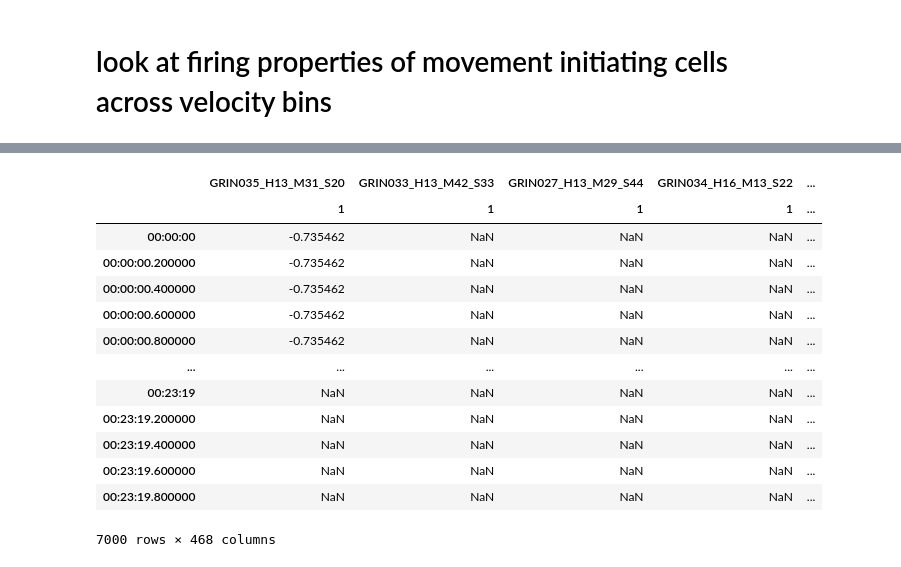
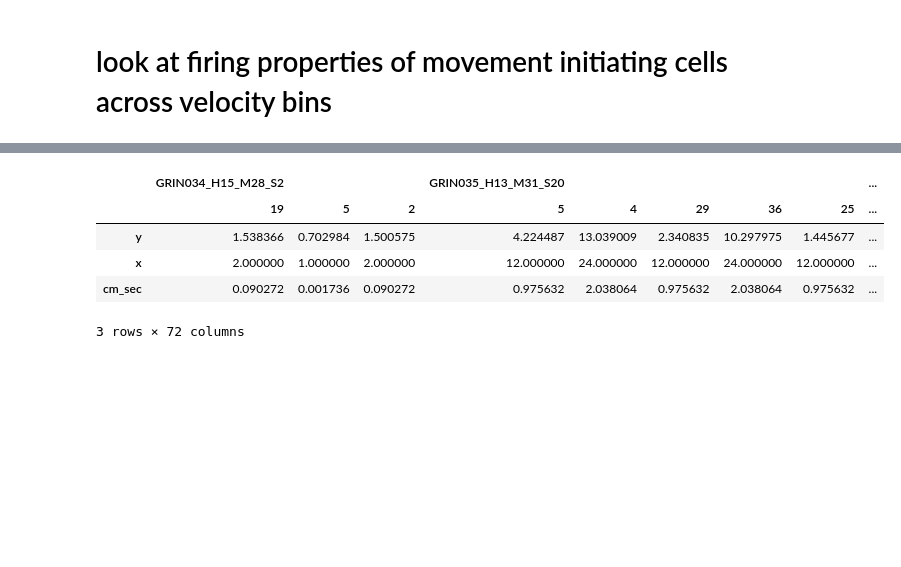
Before and after one commit to marburyvthesea/post_cnmfe_analysis, a Jupyter notebook: openfield_analysis/triggered_averaging/sort_cells_by_type.ipynb, the cells around one changed output, grey strips where cells are left out. Drawn from its saved outputs; the diff is of its cells as text; code cells hidden in the pictures; blank space fills up the shorter version.

```diff
--- a/openfield_analysis/triggered_averaging/sort_cells_by_type.ipynb
+++ b/openfield_analysis/triggered_averaging/sort_cells_by_type.ipynb
@@ -344 +284,4 @@ C_df_active_cells = pd.concat(session_cells)
+# %%
+C_df_active_cells_resampled = pd.concat([C_df_active_cells.loc[session].resample(str(new_sampling_interval)+'S').max()
+                  for session in list(list(session_cells.keys()))], keys=list(session_cells.keys()))
 # %%
@@ -364,17 +288,0 @@ Categories (150, interval[float64]): [(-0.0114, 0.423] < (0.423, 0.801] < (0.801
-# %%
-C_df_active_cells.unstack(level=0).swaplevel(axis=1)
-# %% [output]
-|  | GRIN035_H13_M31_S20 | GRIN033_H13_M42_S33 | GRIN027_H13_M29_S44 | GRIN034_H16_M13_S22 | ... |
-|  | 1 | 1 | 1 | 1 | ... |
-| 00:00:00 | -0.735462 | NaN | NaN | NaN | ... |
-| 00:00:00.200000 | -0.735462 | NaN | NaN | NaN | ... |
-| 00:00:00.400000 | -0.735462 | NaN | NaN | NaN | ... |
-| 00:00:00.600000 | -0.735462 | NaN | NaN | NaN | ... |
-| 00:00:00.800000 | -0.735462 | NaN | NaN | NaN | ... |
-| ... | ... | ... | ... | ... | ... |
-| 00:23:19 | NaN | NaN | NaN | NaN | ... |
-| 00:23:19.200000 | NaN | NaN | NaN | NaN | ... |
-| 00:23:19.400000 | NaN | NaN | NaN | NaN | ... |
-| 00:23:19.600000 | NaN | NaN | NaN | NaN | ... |
-| 00:23:19.800000 | NaN | NaN | NaN | NaN | ... |
-7000 rows × 468 columns
@@ -380,0 +306,16 @@ C_df_active_cells.unstack(level=0).swaplevel(axis=1)
+# %%
+#for resetting index to cm/sec velocity
+binning_range = pd.interval_range(start=-1*0.0868, end=50*0.0868, periods=50)
+end_points = {k:v for k,v in zip(np.linspace(1, 50, 50), [binning_range.values[interval].right for interval in range(len(binning_range))])}
+
+max_bins['cm_sec'] = [end_points[max_bins['x'].values[point]] for point in range(len(max_bins['x'].values))]
+max_bins = max_bins.transpose()
+
+max_bins
+# %% [output]
+|  | GRIN034_H15_M28_S2 |  |  | GRIN035_H13_M31_S20 |  |  |  |  | ... |
+|  | 19 | 5 | 2 | 5 | 4 | 29 | 36 | 25 | ... |
+| y | 1.538366 | 0.702984 | 1.500575 | 4.224487 | 13.039009 | 2.340835 | 10.297975 | 1.445677 | ... |
+| x | 2.000000 | 1.000000 | 2.000000 | 12.000000 | 24.000000 | 12.000000 | 24.000000 | 12.000000 | ... |
+| cm_sec | 0.090272 | 0.001736 | 0.090272 | 0.975632 | 2.038064 | 0.975632 | 2.038064 | 0.975632 | ... |
+3 rows × 72 columns
```
Also changed, not shown: parts of 28 cells of this notebook, 3 other files.
